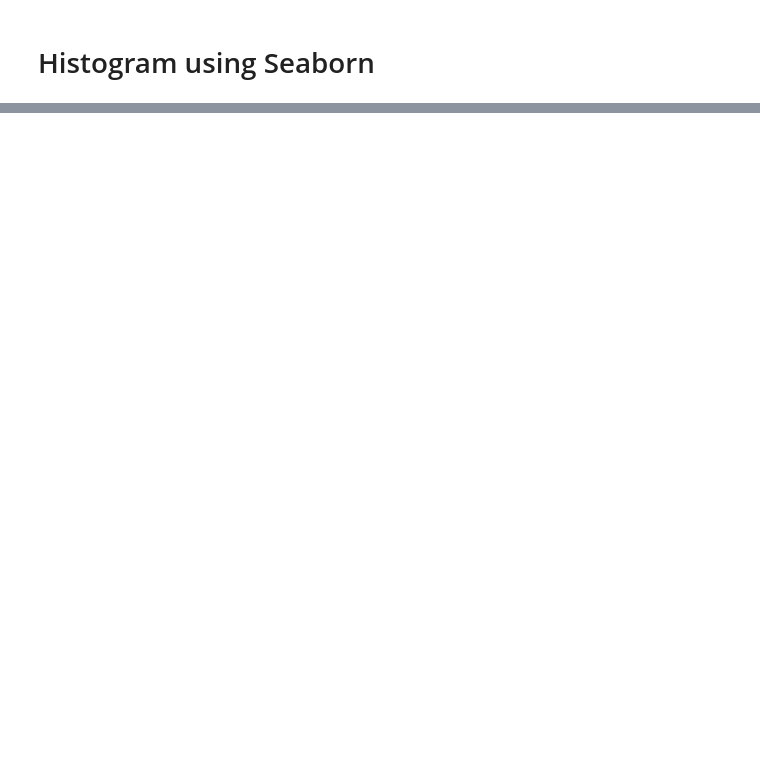
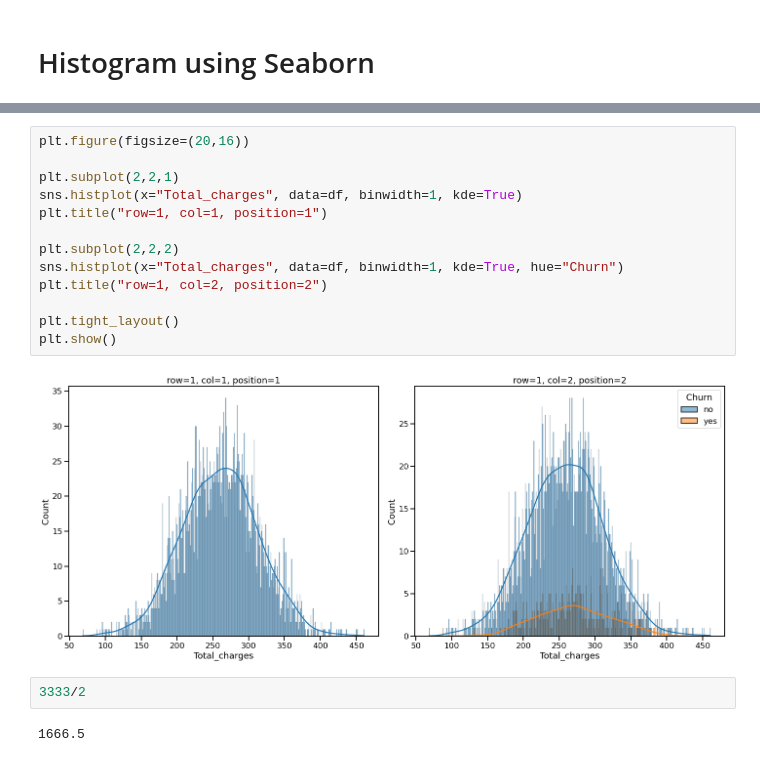
Before and after one commit to SKawsar/Data-Visualization-with-Python, a Jupyter notebook: Lecture_6.ipynb, the cells around one changed output, grey strips where cells are left out. Drawn from its saved outputs; the diff is of its cells as text; blank space fills up the shorter version.

```diff
--- a/Lecture_6.ipynb
+++ b/Lecture_6.ipynb
@@ -85,0 +193,19 @@ display(df.head())
+# %%
+plt.figure(figsize=(20,16))
+
+plt.subplot(2,2,1)
+sns.histplot(x="Total_charges", data=df, binwidth=1, kde=True)
+plt.title("row=1, col=1, position=1")
+
+plt.subplot(2,2,2)
+sns.histplot(x="Total_charges", data=df, binwidth=1, kde=True, hue="Churn")
+plt.title("row=1, col=2, position=2")
+
+plt.tight_layout()
+plt.show()
+# %% [output]
+[figure, added]
+# %%
+3333/2
+# %% [output]
+1666.5
```
Also changed, not shown: parts of 10 cells of this notebook.
